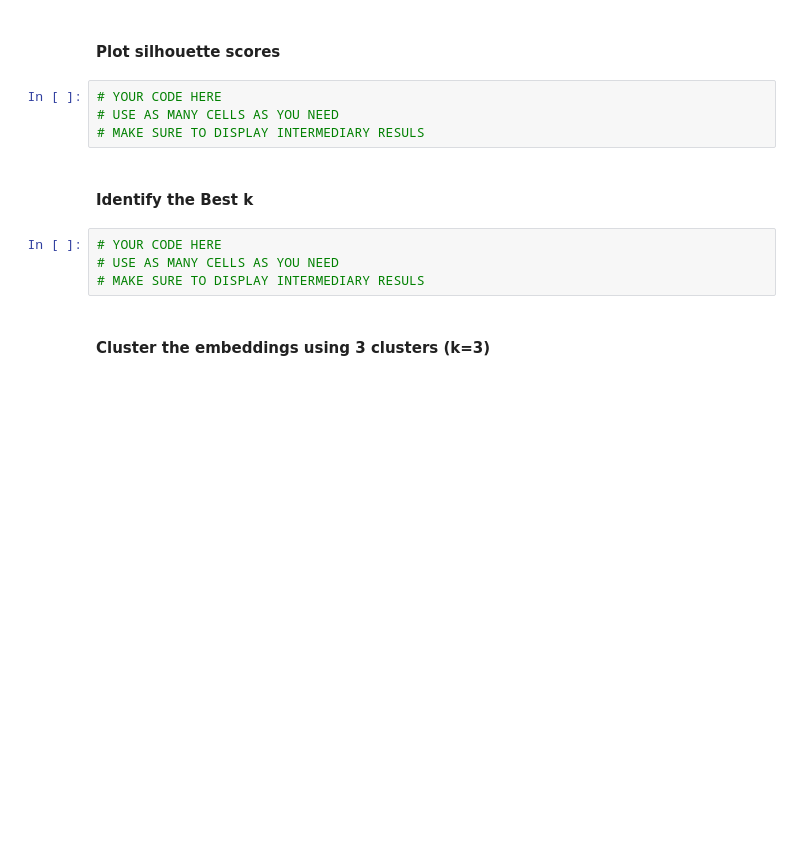
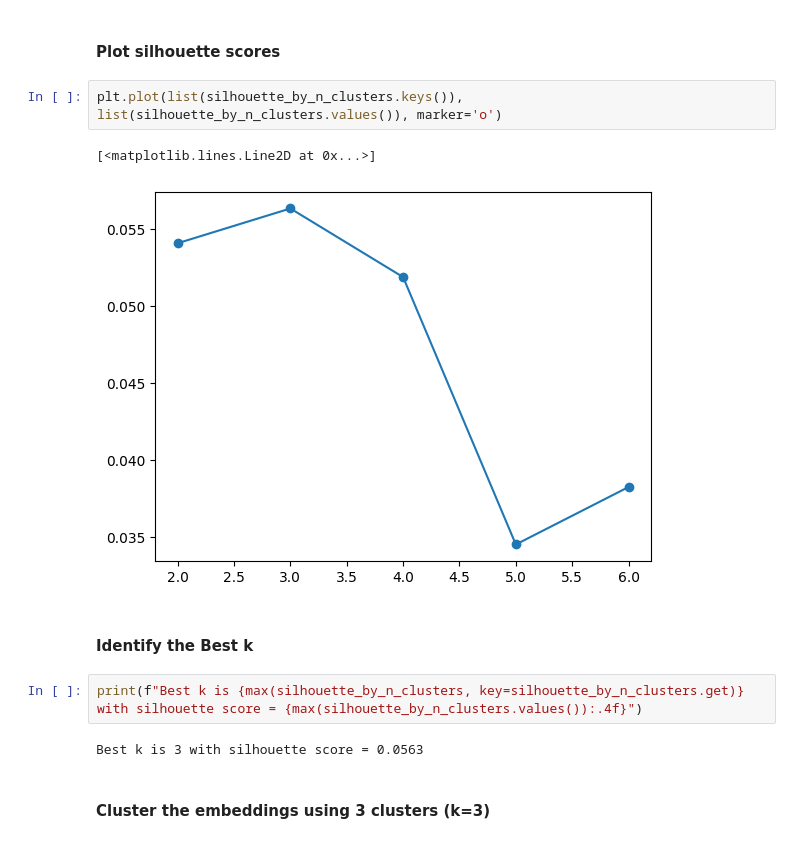
Before and after one commit to ludanortmun/itesm-mna-fintech, a Jupyter notebook: notebooks/news_embeddings_sp500_a01795197.ipynb, the cells around one changed output. Cells and saved outputs as stored; diff of their text form; blank space fills up the shorter version.

```diff
--- a/notebooks/news_embeddings_sp500_a01795197.ipynb
+++ b/notebooks/news_embeddings_sp500_a01795197.ipynb
@@ -224,15 +195,16 @@ n_clusters = 6, silhouette score = 0.0254
 # %% [markdown]
 #### Plot silhouette scores
 # %%
-# YOUR CODE HERE
-# USE AS MANY CELLS AS YOU NEED
-# MAKE SURE TO DISPLAY INTERMEDIARY RESULS
+plt.plot(list(silhouette_by_n_clusters.keys()), list(silhouette_by_n_clusters.values()), marker='o')
+# %% [output]
+[<matplotlib.lines.Line2D at 0x...>]
+[figure, added]
 # %% [markdown]
 #### Identify the Best k
 # %%
-# YOUR CODE HERE
-# USE AS MANY CELLS AS YOU NEED
-# MAKE SURE TO DISPLAY INTERMEDIARY RESULS
+print(f"Best k is {max(silhouette_by_n_clusters, key=silhouette_by_n_clusters.get)} with silhouette score = {max(silhouette_by_n_clusters.values()):.4f}")
+# %% [output]
+Best k is 3 with silhouette score = 0.0563
 # %% [markdown]
 #### Cluster the embeddings using 3 clusters (k=3)
 # %%
```
Also changed, not shown: parts of 16 cells of this notebook.
